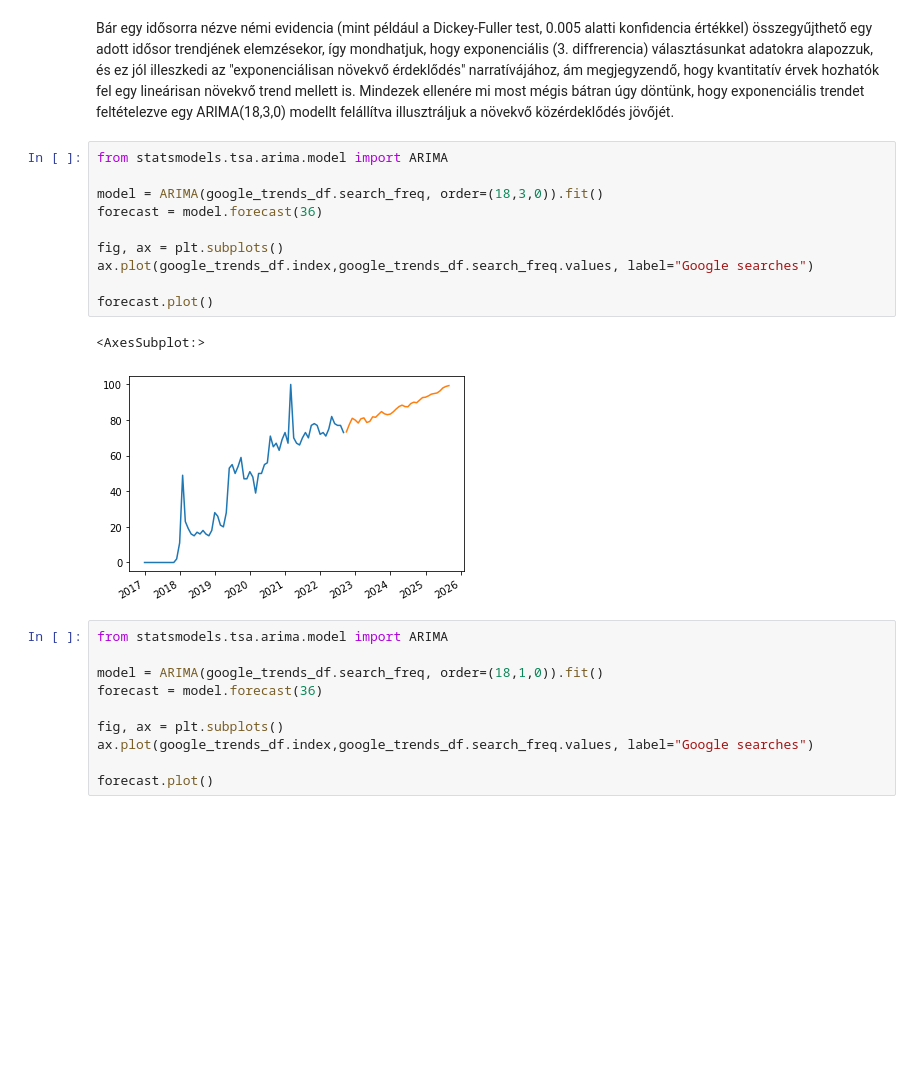
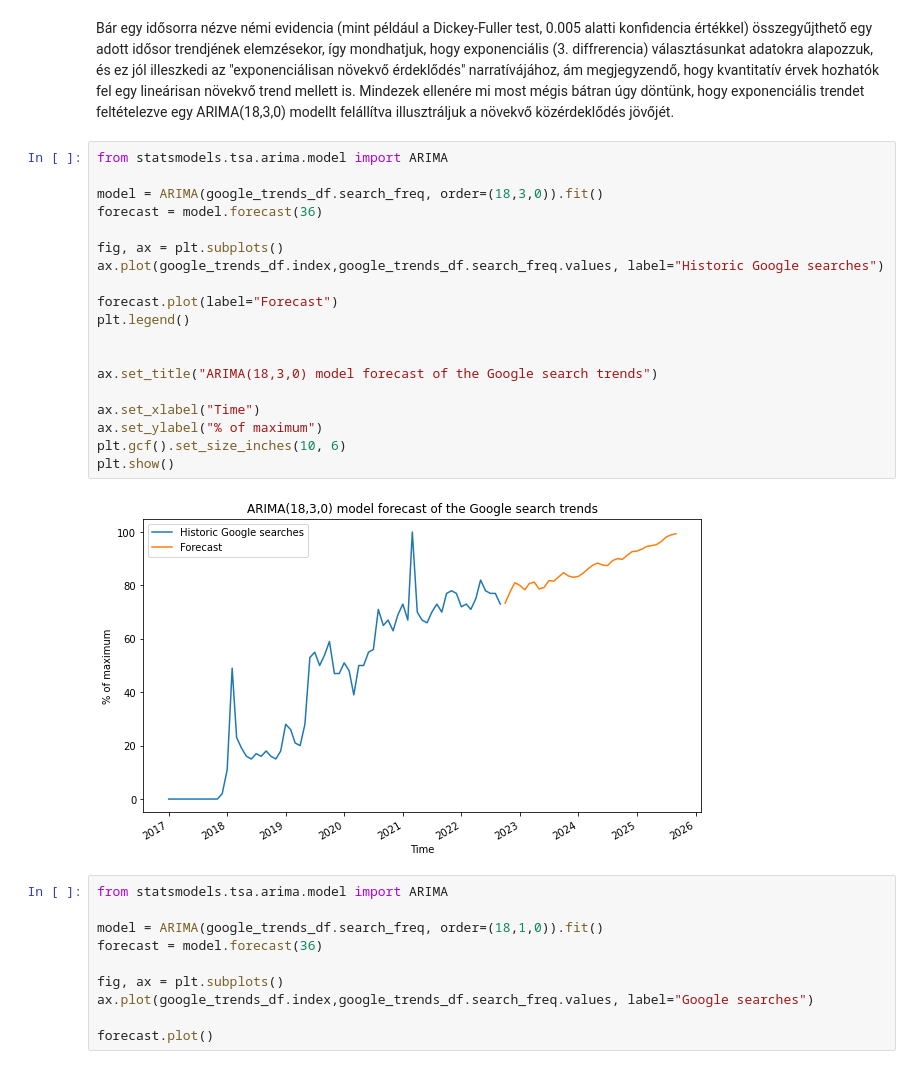
Before and after one commit to solalatus/deepfake_popularity, a Jupyter notebook: global_analysis.ipynb, the cells around one changed output. Saved outputs shown, nothing was run; the diff lists cells and outputs as text; blank space fills up the shorter version.

```diff
--- a/global_analysis.ipynb
+++ b/global_analysis.ipynb
@@ -483,16 +510,24 @@ Bár egy idősorra nézve némi evidencia (mint például a Dickey-Fuller test,
 # %%
 from statsmodels.tsa.arima.model import ARIMA
 
 model = ARIMA(google_trends_df.search_freq, order=(18,3,0)).fit()
 forecast = model.forecast(36)
 
 fig, ax = plt.subplots()
-ax.plot(google_trends_df.index,google_trends_df.search_freq.values, label="Google searches")
+ax.plot(google_trends_df.index,google_trends_df.search_freq.values, label="Historic Google searches")
 
-forecast.plot()
+forecast.plot(label="Forecast")
+plt.legend()
+
+
+ax.set_title("ARIMA(18,3,0) model forecast of the Google search trends")
+
+ax.set_xlabel("Time")
+ax.set_ylabel("% of maximum")
+plt.gcf().set_size_inches(10, 6)
+plt.show()
 # %% [output]
-<AxesSubplot:>
-[figure, old version]
+[figure, new version]
 # %%
 from statsmodels.tsa.arima.model import ARIMA
 
```
Also changed, not shown: parts of 11 cells of this notebook, 1 other file.
